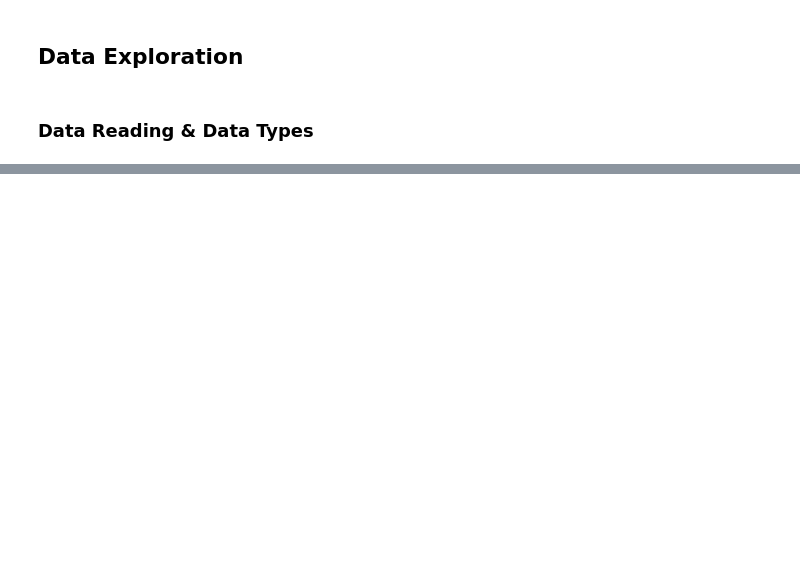
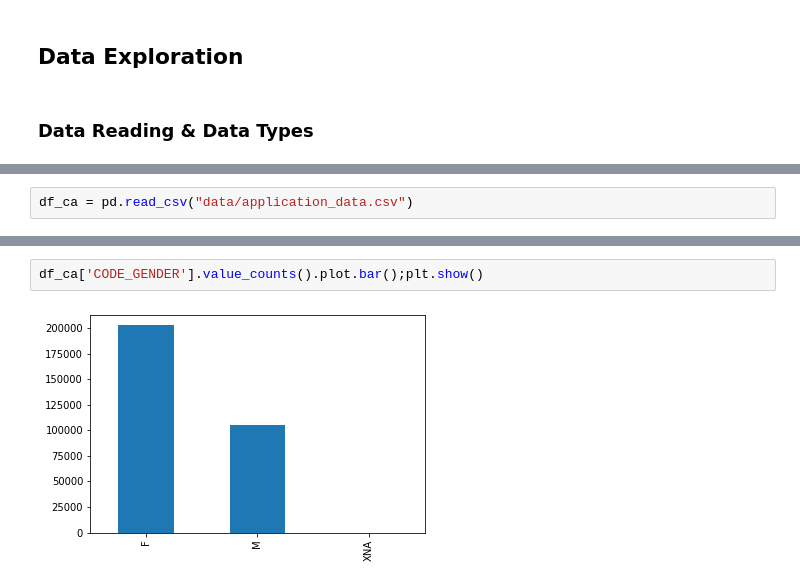
Before and after one commit to sreedevigattu/crediteda, a Jupyter notebook: CreditEDA.ipynb, the cells around one changed output, grey strips where cells are left out. Drawn from its saved outputs; the diff is of its cells as text; blank space fills up the shorter version.

```diff
--- a/CreditEDA.ipynb
+++ b/CreditEDA.ipynb
@@ -240,0 +495,2 @@ prev_app_df[curr_app_df.columns.difference(['SK_ID_PREV','SK_ID_CURR','NFLAG_INS
+# %%
+df_ca = pd.read_csv("data/application_data.csv")
@@ -240,0 +524,4 @@ prev_app_df[curr_app_df.columns.difference(['SK_ID_PREV','SK_ID_CURR','NFLAG_INS
+# %%
+df_ca['CODE_GENDER'].value_counts().plot.bar();plt.show()
+# %% [output]
+[figure, added]
```
Also changed, not shown: parts of 123 cells of this notebook.
